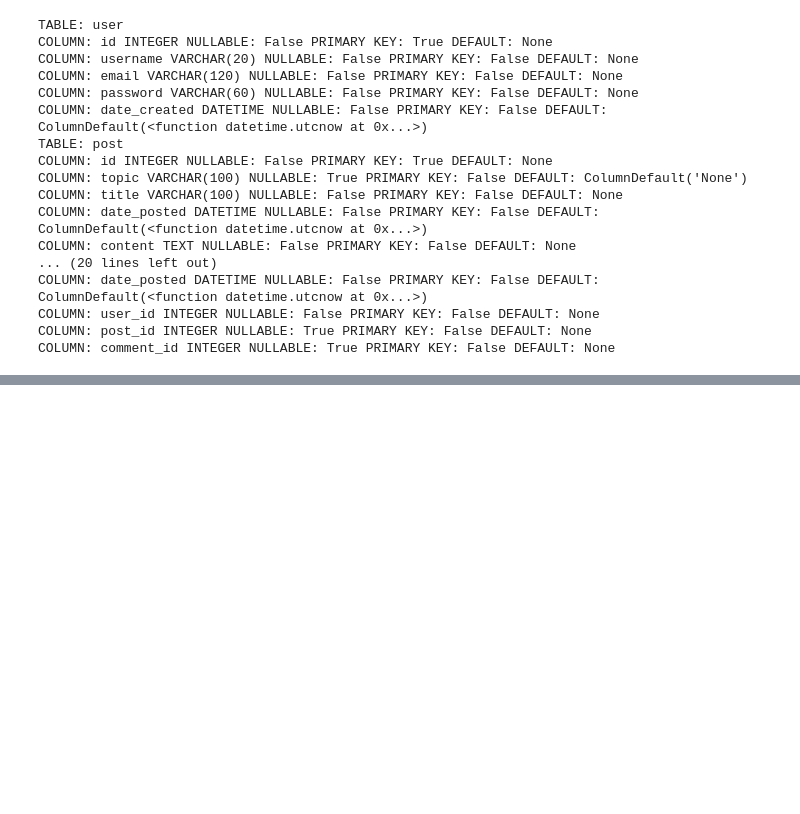
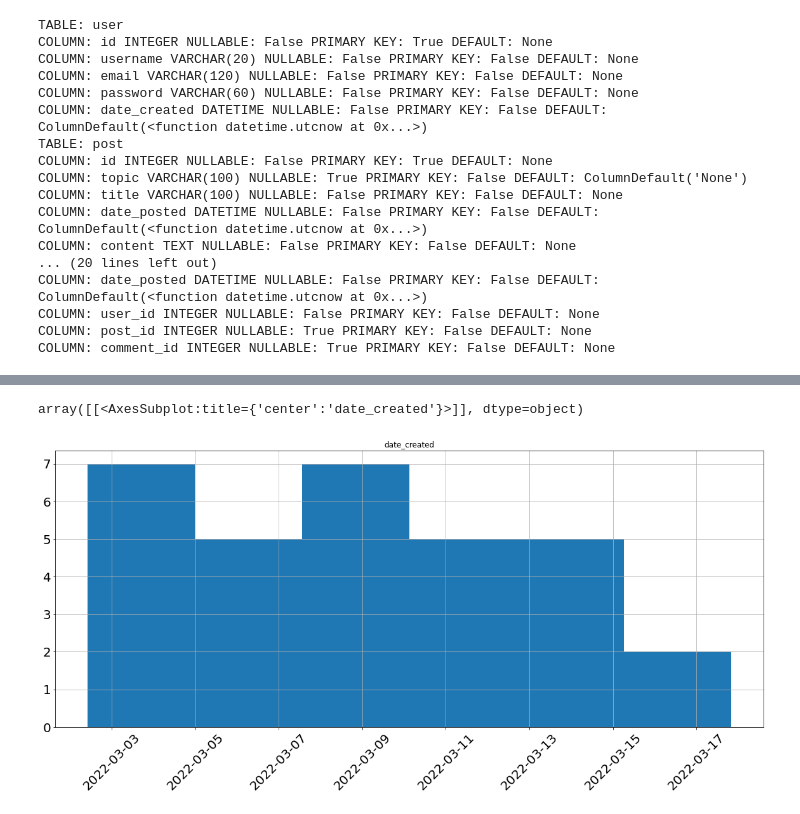
Before and after one commit to Robert-Such/flask_forum, a Jupyter notebook: reference/reference_queries.ipynb, the cells around one changed output, grey strips where cells are left out. Cells and saved outputs as stored; diff of their text form; code cells hidden in the pictures; blank space fills up the shorter version.

```diff
--- a/reference/reference_queries.ipynb
+++ b/reference/reference_queries.ipynb
@@ -35,0 +57,6 @@ COLUMN: comment_id INTEGER NULLABLE: True PRIMARY KEY: False DEFAULT: None
+# %%
+# Quick Histogram on users table:
+users_df.hist(column='date_created', bins=6, figsize=(20,8), xlabelsize=20, xrot=45, ylabelsize=20)
+# %% [output]
+array([[<AxesSubplot:title={'center':'date_created'}>]], dtype=object)
+[figure, added]
```
Also changed, not shown: parts of 14 cells of this notebook, 2 other files.
